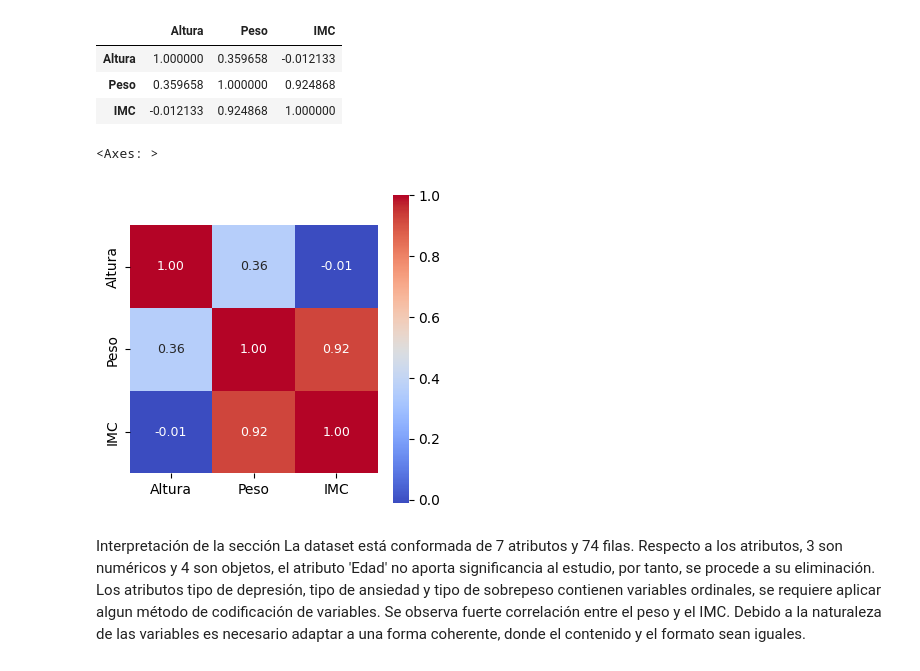
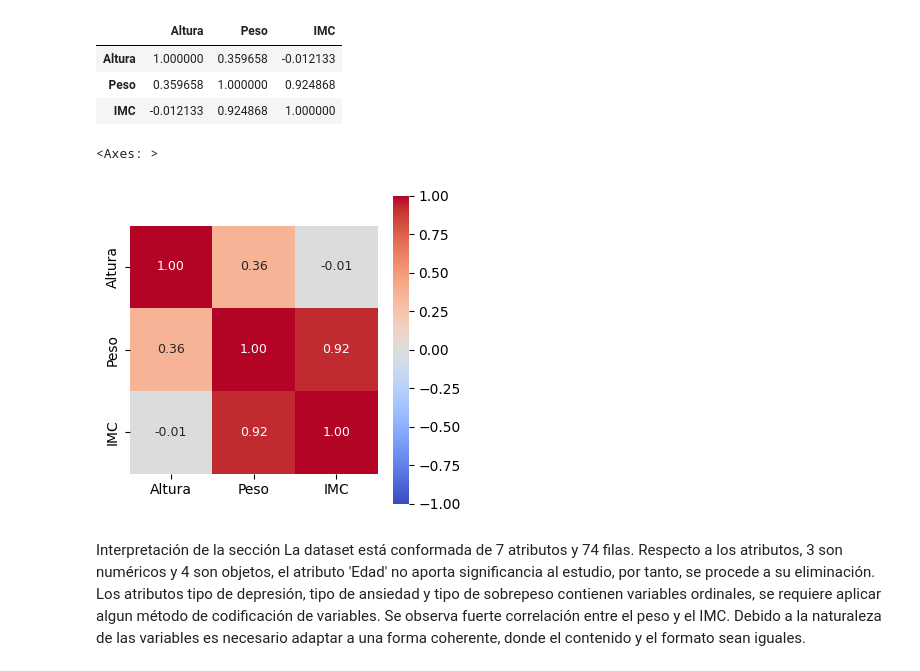
Before and after one commit to RonnyGuevara/Digital_image_processing, a Jupyter notebook: TP_FINAL/TP_FINAL_CURSO_IMAGENES_2023.ipynb, the cells around one changed output. Drawn from its saved outputs; the diff is of its cells as text; code cells hidden in the pictures.

```diff
--- a/TP_FINAL/TP_FINAL_CURSO_IMAGENES_2023.ipynb
+++ b/TP_FINAL/TP_FINAL_CURSO_IMAGENES_2023.ipynb
@@ -152,12 +152,12 @@ df.corr()
 # %%
 corr = df.corr()
 plt.figure(figsize=(4,4))
-sns.heatmap(corr, cbar = True,  square = True, annot=True, fmt= '.2f',annot_kws={'size': 9},
+sns.heatmap(corr, vmin=-1, vmax=1, cbar = True,  square = True, annot=True, fmt= '.2f',annot_kws={'size': 9},
            xticklabels= corr, yticklabels= corr,
            cmap= 'coolwarm')
 # %% [output]
 <Axes: >
-[figure, old version]
+[figure, new version]
 # %% [markdown]
 Interpretación de la sección
 La dataset está conformada de 7 atributos y 74 filas. Respecto a los atributos, 3 son numéricos y 4 son objetos, el atributo 'Edad' no aporta significancia al estudio, por tanto, se procede a su eliminación. Los atributos tipo de depresión, tipo de ansiedad y tipo de sobrepeso contienen variables ordinales, se requiere aplicar algun método de codificación de variables.
```
Also changed, not shown: parts of 30 cells of this notebook.
